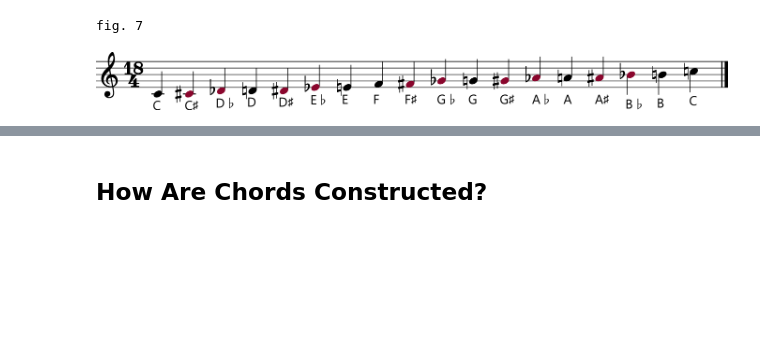
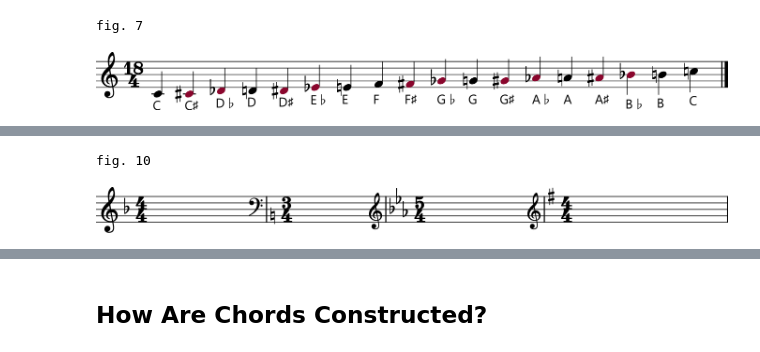
Before and after one commit to cwrightlibrary/JazzNotebooks, a Jupyter notebook: music-theory-for-guitar-players/music-theory-for-guitar-players.ipynb, the cells around one changed output, grey strips where cells are left out. Saved outputs shown, nothing was run; the diff lists cells and outputs as text; code cells hidden in the pictures; blank space fills up the shorter version.

```diff
--- a/music-theory-for-guitar-players/music-theory-for-guitar-players.ipynb
+++ b/music-theory-for-guitar-players/music-theory-for-guitar-players.ipynb
@@ -415,0 +474,47 @@ Sometimes you'll see an E♯ note (which is just an F), an F♭ (which is an E)
+# %%
+s = stream.Score()
+p = stream.Part()
+m = stream.Measure()
+m2 = stream.Measure()
+m3 = stream.Measure()
+m4 = stream.Measure()
+
+c = clef.TrebleClef()
+c2 = clef.BassClef()
+
+t = meter.TimeSignature("4/4")
+t2 = meter.TimeSignature("3/4")
+t3 = meter.TimeSignature("5/4")
+
+k = key.KeySignature(-1)
+k2 = key.KeySignature(0)
+k3 = key.KeySignature(-3)
+k4 = key.KeySignature(1)
+
+m.append(c)
+m.append(t)
+m.append(k)
+
+m2.append(c2)
+m2.append(t2)
+m2.append(k2)
+
+m3.append(c)
+m3.append(t3)
+m3.append(k3)
+
+m4.append(c)
+m4.append(t)
+m4.append(k4)
+
+p.append(m)
+p.append(m2)
+p.append(m3)
+p.append(m4)
+s.append(p)
+
+print("fig. 10")
+s.show()
+# %% [output]
+fig. 10
+[figure, added]
```
Also changed, not shown: parts of 16 cells of this notebook.
